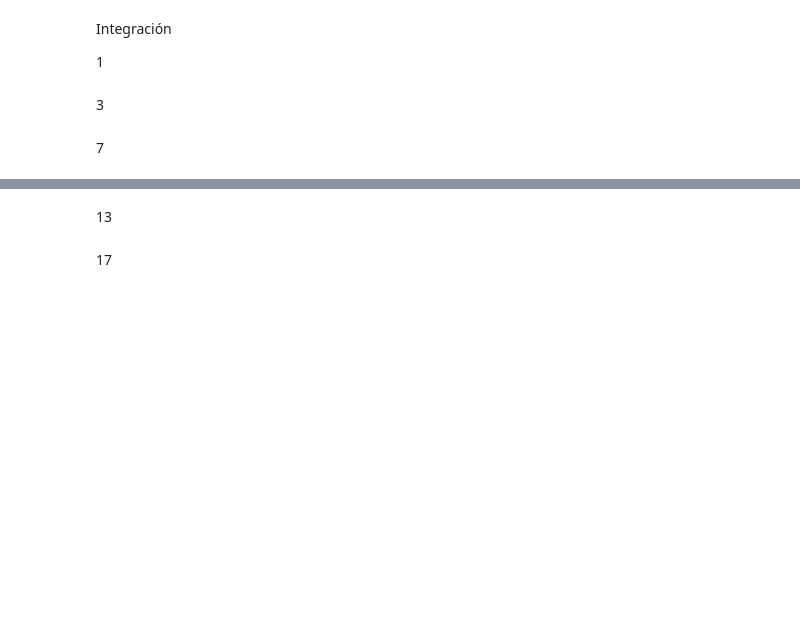
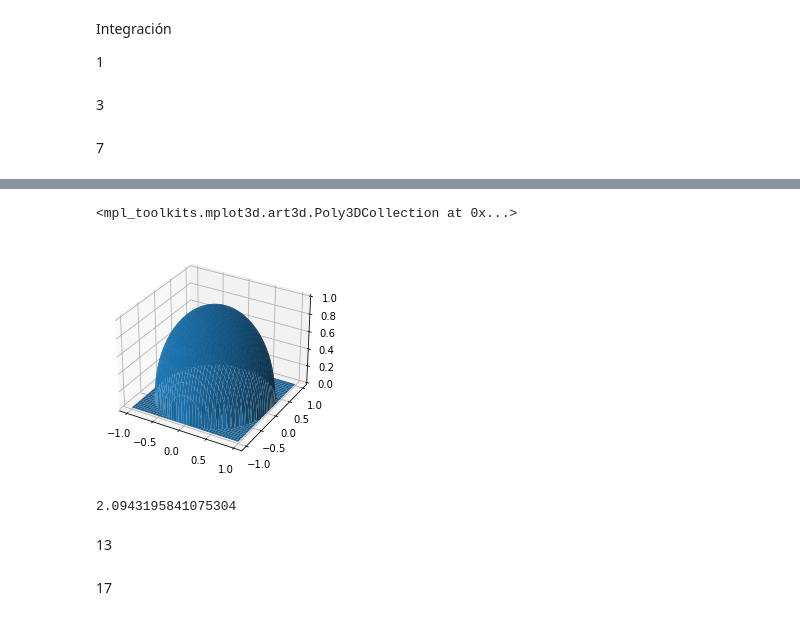
Before and after one commit to lsperezm/Metodos1-LauraPerez-SofiaLizarazo, a Jupyter notebook: Taller2/Taller2-LauraSofiaPerez-BrendaSofiaLizarazo.ipynb, the cells around one changed output, grey strips where cells are left out. Saved outputs shown, nothing was run; the diff lists cells and outputs as text; code cells hidden in the pictures; blank space fills up the shorter version.

```diff
--- a/Taller2/Taller2-LauraSofiaPerez-BrendaSofiaLizarazo.ipynb
+++ b/Taller2/Taller2-LauraSofiaPerez-BrendaSofiaLizarazo.ipynb
@@ -311,3 +295,27 @@ Integración
 3
 # %% [markdown]
 7
+# %%
+n = 200
+x = np.linspace(-1,1,n+1)
+y = np.linspace(-1,1,n+1)
+
+a = 0.
+b = x[-1]
+
+R = 1
+# %%
+def f(x,y,R=1.):
+
+    z = R**2 - x**2 - y**2
+
+    if z <= 0.:
+        return 0.
+    else:
+        return np.sqrt(z)
+# %%
+f = np.vectorize(f)
+# %%
+X_e,Y_e = np.meshgrid(x,y)
+Z = f(X_e,Y_e)
+Z
@@ -314,3 +330,32 @@ Integración
+# %%
+fig = plt.figure()
+ax = fig.add_subplot(111,projection='3d')
+ax.plot_surface(X_e,Y_e,Z)
+# %% [output]
+<mpl_toolkits.mplot3d.art3d.Poly3DCollection at 0x...>
+[figure, added]
+# %%
+x = np.linspace(-1,1,n+1)
+y = np.linspace(-1,1,n+1)
+volumen=0
+area=(x[1]-x[0])*(y[1]-y[0])
+
+for i in range(len(x)):
+    for j in range(len(y)):
+
+        p_inicial=f(x[i],y[j])
+        p_v1=f(x[i-1],y[j])
+        p_v2=f(x[i-1],y[j-1])
+        p_v3=f(x[i],y[j-1])
+
+        if p_inicial in Z and p_v1 in Z and p_v2 in Z and p_v3 in Z:
+            promedio=(p_inicial+p_v1+p_v2+p_v3)/4
+            vol_i=promedio*area
+            volumen+=vol_i
+
+print(volumen)
+# %% [output]
+2.0943195841075304
 # %% [markdown]
 13
 # %% [markdown]
```
Also changed, not shown: parts of 8 cells of this notebook.
